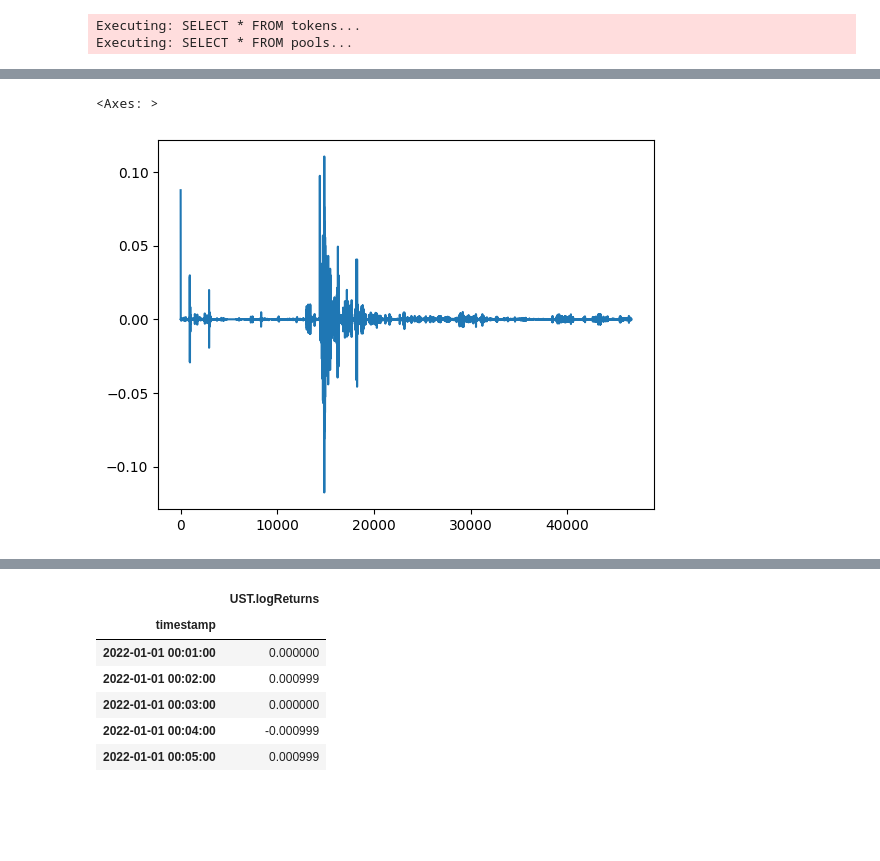
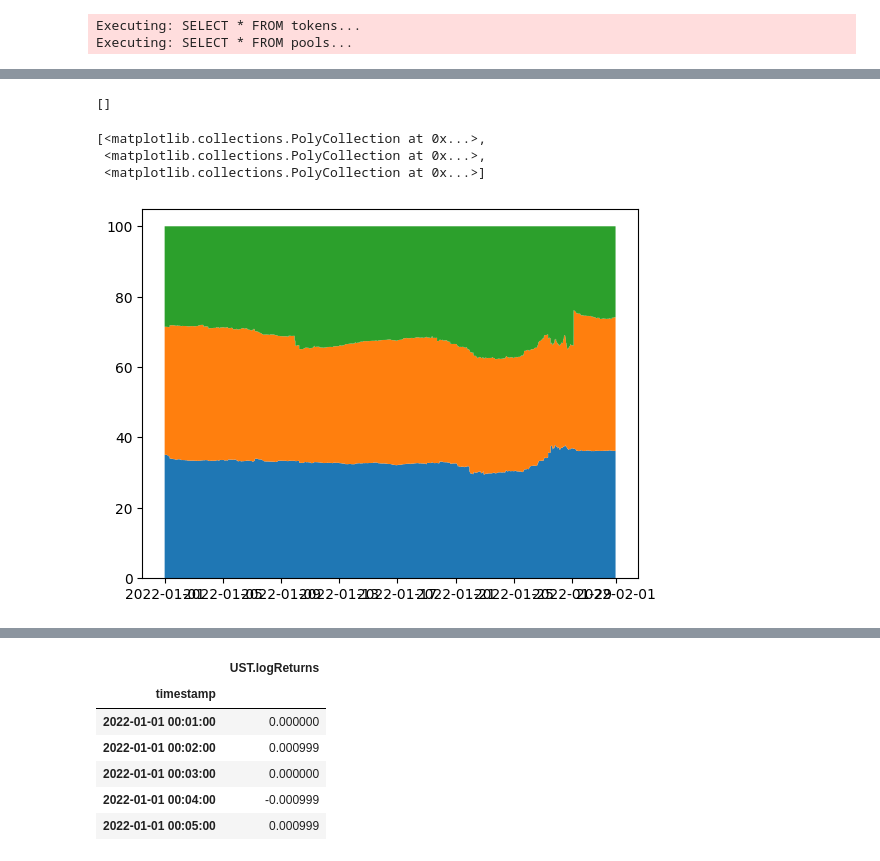
Before and after one commit to xenophonlabs/curve-lp-metrics, a Jupyter notebook: explore.ipynb, the cells around one changed output, grey strips where cells are left out. Drawn from its saved outputs; the diff is of its cells as text; code cells hidden in the pictures; blank space fills up the shorter version.

```diff
--- a/explore.ipynb
+++ b/explore.ipynb
@@ -160,6 +64,37 @@ foo
-# %%
-foo = pd.read_csv("./data/metrics/USDC.csv")
-foo['USDC.logReturns'].plot()
-# %% [output]
-<Axes: >
-[figure, removed]
+# %%
+start = datetime.timestamp(datetime(2022, 1, 1))
+end = datetime.timestamp(datetime(2022, 2, 1))
+pool_data = datahandler.get_pool_data(pool, start, end)
+pool_data = pool_data.sort_values(by='block')
+pool_data.head()
+
+min_ts, min_block = DataFetcher.get_block(datetime(2022, 1, 1))
+max_ts, max_block = DataFetcher.get_block(datetime(2022, 2, 1))
+
+blocknr = min_block
+blocks = set(pool_data['block'])
+missing = []
+while blocknr <= max_block:
+    if blocknr not in blocks:
+        missing.append(blocknr)
+    blocknr += 1
+assert len(missing) == 0
+
+new_data = pool_data[(pool_data['block'] > min_block) & (pool_data['block'] < max_block)].copy()
+new_data['approxTimestamp'] = np.linspace(min_ts, max_ts, new_data.shape[0], dtype=int)
+new_data.index = new_data['approxTimestamp'].apply(datetime.fromtimestamp)
+new_data.head()
+# %% [output]
+[]
+# %%
+f, ax = plt.subplots()
+
+col1 = [x[0] for x in np.array(new_data['inputTokenWeights'])]
+col2 = [x[1] for x in np.array(new_data['inputTokenWeights'])]
+col3 = [x[2] for x in np.array(new_data['inputTokenWeights'])]
+ax.stackplot(new_data.index, col1, col2, col3)
+# %% [output]
+[<matplotlib.collections.PolyCollection at 0x...>,
+ <matplotlib.collections.PolyCollection at 0x...>,
+ <matplotlib.collections.PolyCollection at 0x...>]
+[figure, added]
```
Also changed, not shown: parts of 18 cells of this notebook, 10 other files.
